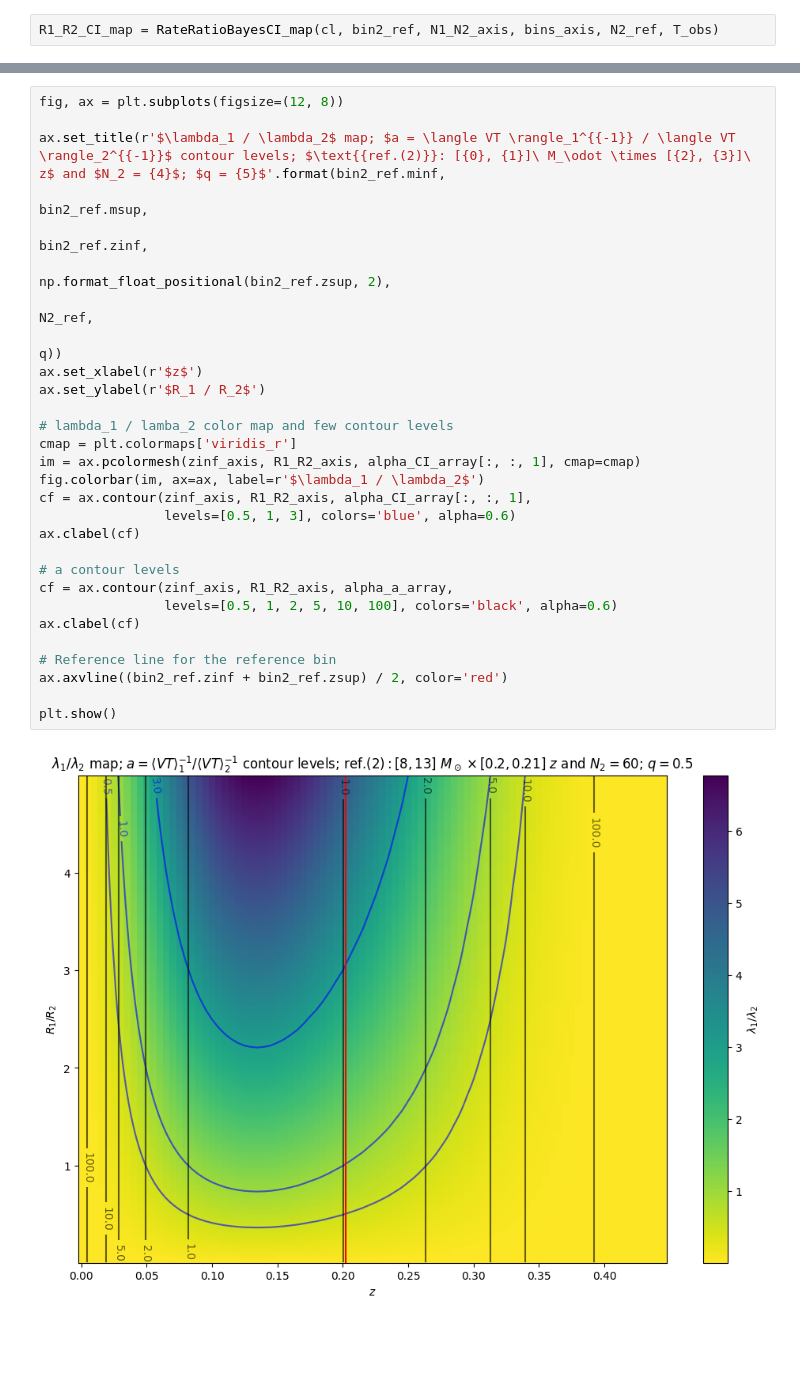
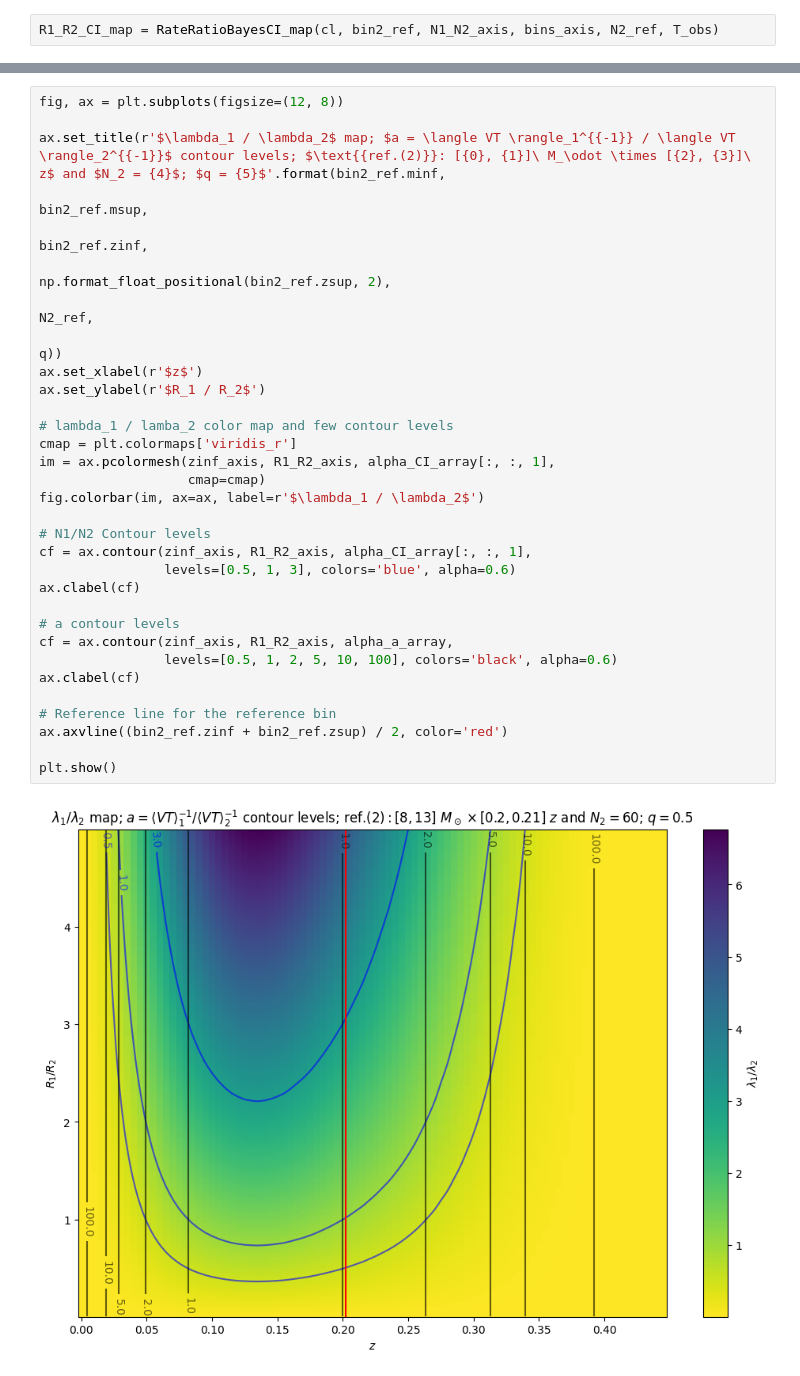
Before and after one commit to F3Solid/master_thesis, a Jupyter notebook: bin_comparison_map_1.ipynb, the cells around one changed output, grey strips where cells are left out. Drawn from its saved outputs; the diff is of its cells as text; blank space fills up the shorter version.

```diff
--- a/bin_comparison_map_1.ipynb
+++ b/bin_comparison_map_1.ipynb
@@ -87,34 +90,37 @@ print(np.min(alpha_a_array), np.max(alpha_a_array))
 # %%
 fig, ax = plt.subplots(figsize=(12, 8))
 
 ax.set_title(r'$\lambda_1 / \lambda_2$ map; $a = \langle VT \rangle_1^{{-1}} / \langle VT \rangle_2^{{-1}}$ contour levels; $\text{{ref.(2)}}: [{0}, {1}]\ M_\odot \times [{2}, {3}]\ z$ and $N_2 = {4}$; $q = {5}$'.format(bin2_ref.minf,
                                                                                                                                                                                                                      bin2_ref.msup,
                                                                                                                                                                                                                      bin2_ref.zinf,
                                                                                                                                                                                                                      np.format_float_positional(bin2_ref.zsup, 2),
                                                                                                                                                                                                                      N2_ref,
                                                                                                                                                                                                                      q))
 ax.set_xlabel(r'$z$')
 ax.set_ylabel(r'$R_1 / R_2$')
 
 # lambda_1 / lamba_2 color map and few contour levels
 cmap = plt.colormaps['viridis_r']
-im = ax.pcolormesh(zinf_axis, R1_R2_axis, alpha_CI_array[:, :, 1], cmap=cmap)
+im = ax.pcolormesh(zinf_axis, R1_R2_axis, alpha_CI_array[:, :, 1],
+                   cmap=cmap)
 fig.colorbar(im, ax=ax, label=r'$\lambda_1 / \lambda_2$')
+
+# N1/N2 Contour levels
 cf = ax.contour(zinf_axis, R1_R2_axis, alpha_CI_array[:, :, 1],
                 levels=[0.5, 1, 3], colors='blue', alpha=0.6)
 ax.clabel(cf)
 
 # a contour levels
 cf = ax.contour(zinf_axis, R1_R2_axis, alpha_a_array,
                 levels=[0.5, 1, 2, 5, 10, 100], colors='black', alpha=0.6)
 ax.clabel(cf)
 
 # Reference line for the reference bin
 ax.axvline((bin2_ref.zinf + bin2_ref.zsup) / 2, color='red')
 
 plt.show()
 # %% [output]
-[figure, old version]
+[figure, new version]
 # %%
 fig, ax = plt.subplots(figsize=(12, 8))
 
```
Also changed, not shown: parts of 9 cells of this notebook.
